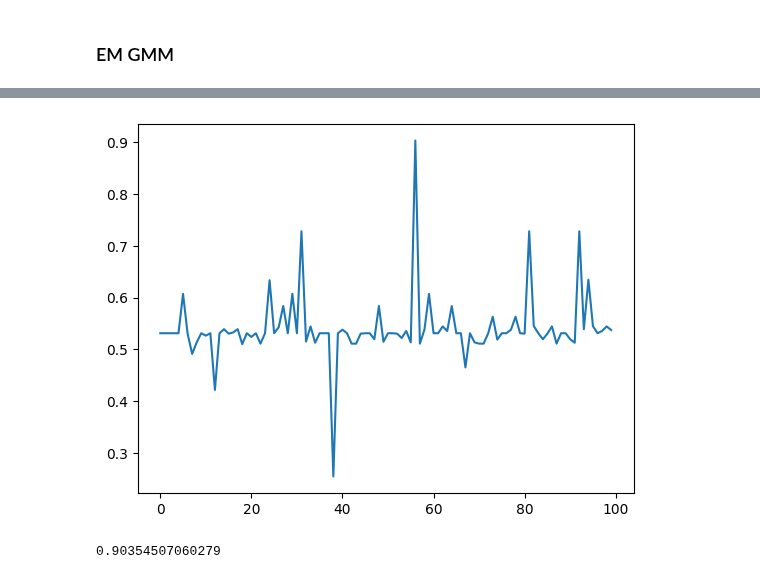
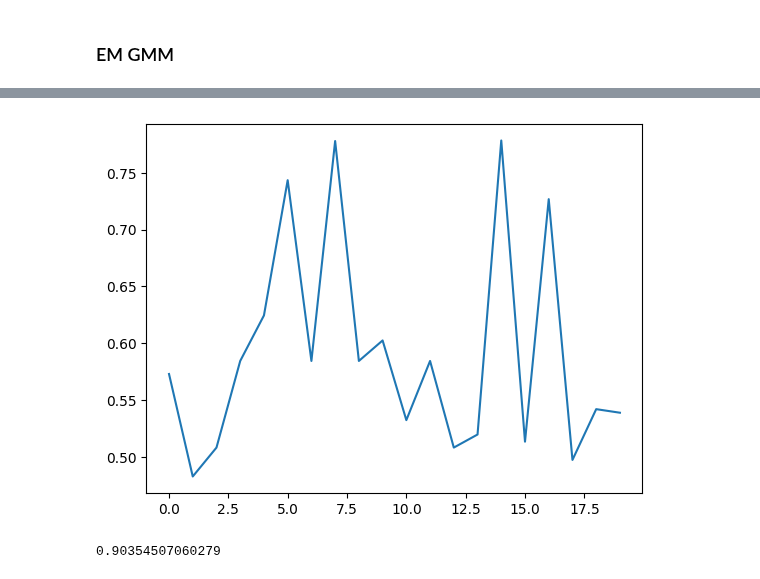
Before and after one commit to jimmyjz1127/bayesian-mixture-model-missing-data, a Jupyter notebook: test.ipynb, the cells around one changed output, grey strips where cells are left out. Drawn from its saved outputs; the diff is of its cells as text; code cells hidden in the pictures.

```diff
--- a/test.ipynb
+++ b/test.ipynb
@@ -364,0 +333,2 @@ Wall time: 582 ms
+# %%
+X_cover1,_ = bmm_synthetic_dataset.apply_missingness(0.2)
@@ -457,0 +444,13 @@ plt.show()
+# %%
+em_bmm_model = BMMEM(10)
+scores = []
+iters = []
+samples=[]
+for i in range(100):
+    result = em_bmm_model.fit(X_train)
+    samples.append(result)
+    scores.append(adjusted_rand_score(result['z'], y_train))
+    iters.append(len(result['loglike']))
+
+plt.plot(scores)
+plt.show()
@@ -464,4 +465,17 @@ y_train = np.load(dirpath + "y_train_iris.npy")
 
 iris_dataset = Dataset(X_train, y_train)
 # %%
-X_cover1,_ = iris_dataset.apply_missingness(0.2)
+X_cover1,_ = iris_dataset.apply_missingness(0.3)
+# %%
+def trace(model, X, y):
+    scores = []
+    iters = []
+    samples=[]
+    for i in range(20):
+        result = model.fit(X)
+        samples.append(result)
+        scores.append(adjusted_rand_score(result['z'], y))
+        iters.append(len(result['loglike']))
+
+    plt.plot(scores)
+    plt.show()
@@ -468,20 +487,7 @@ X_cover1,_ = iris_dataset.apply_missingness(0.2)
 # %%
-em_gmm_model = GMMEM(3)
-scores = []
-iters = []
-samples=[]
-for i in range(100):
-    result = em_gmm_model.fit(X_train)
-    samples.append(result)
-    scores.append(adjusted_rand_score(result['z'], y_train))
-    iters.append(len(result['loglike']))
-
-plt.plot(scores)
-plt.show()
-# plt.plot(iters)
-# plt.show()
+trace(GMMEM(3), X_cover1,y_train)
 # %% [output]
-[figure, old version]
+[figure, new version]
 # %%
 loglikes = [r['loglike'][-1] for r in samples]
 best_idx = np.argmax(loglikes)
```
Also changed, not shown: parts of 10 cells of this notebook, 16 other files.
